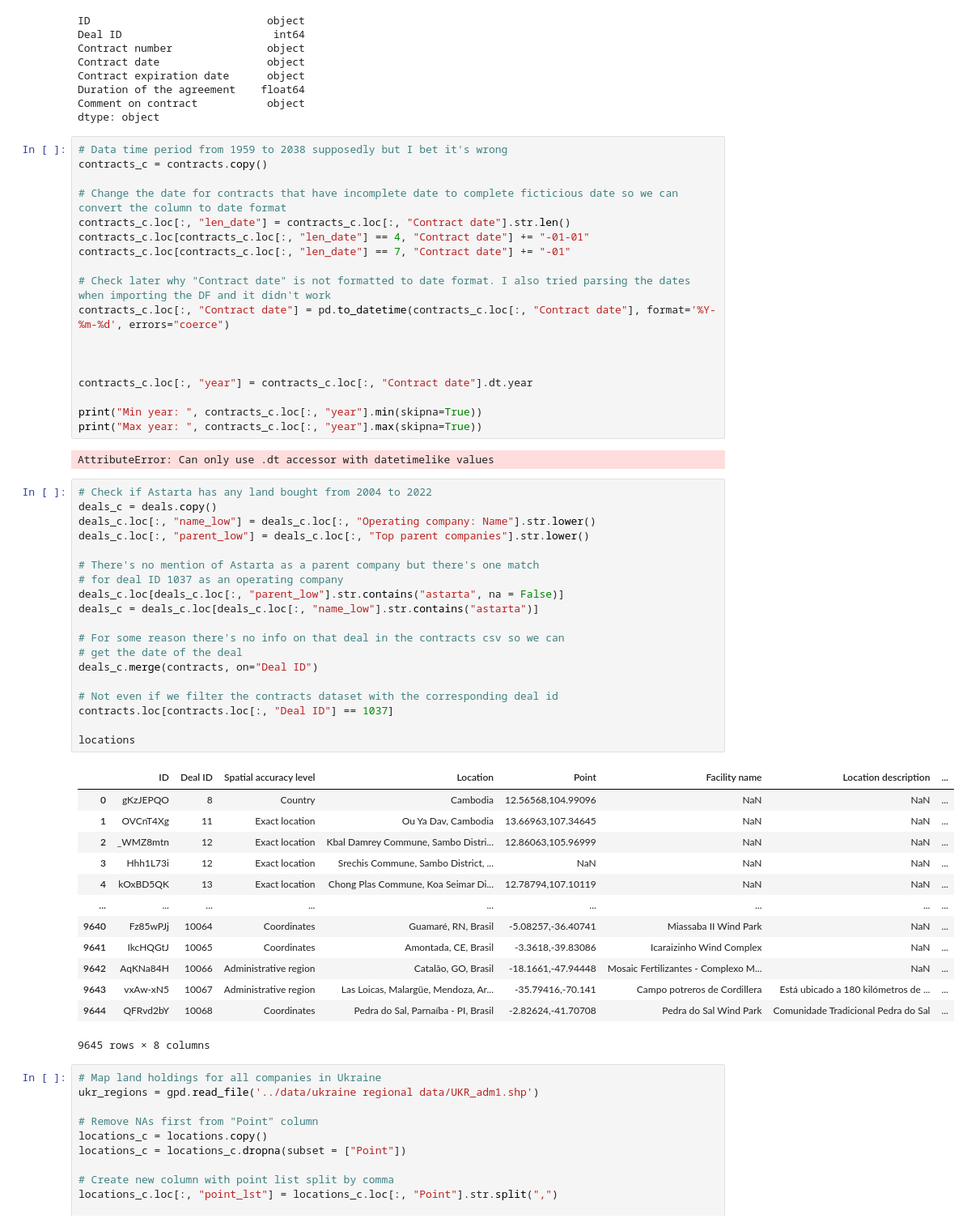
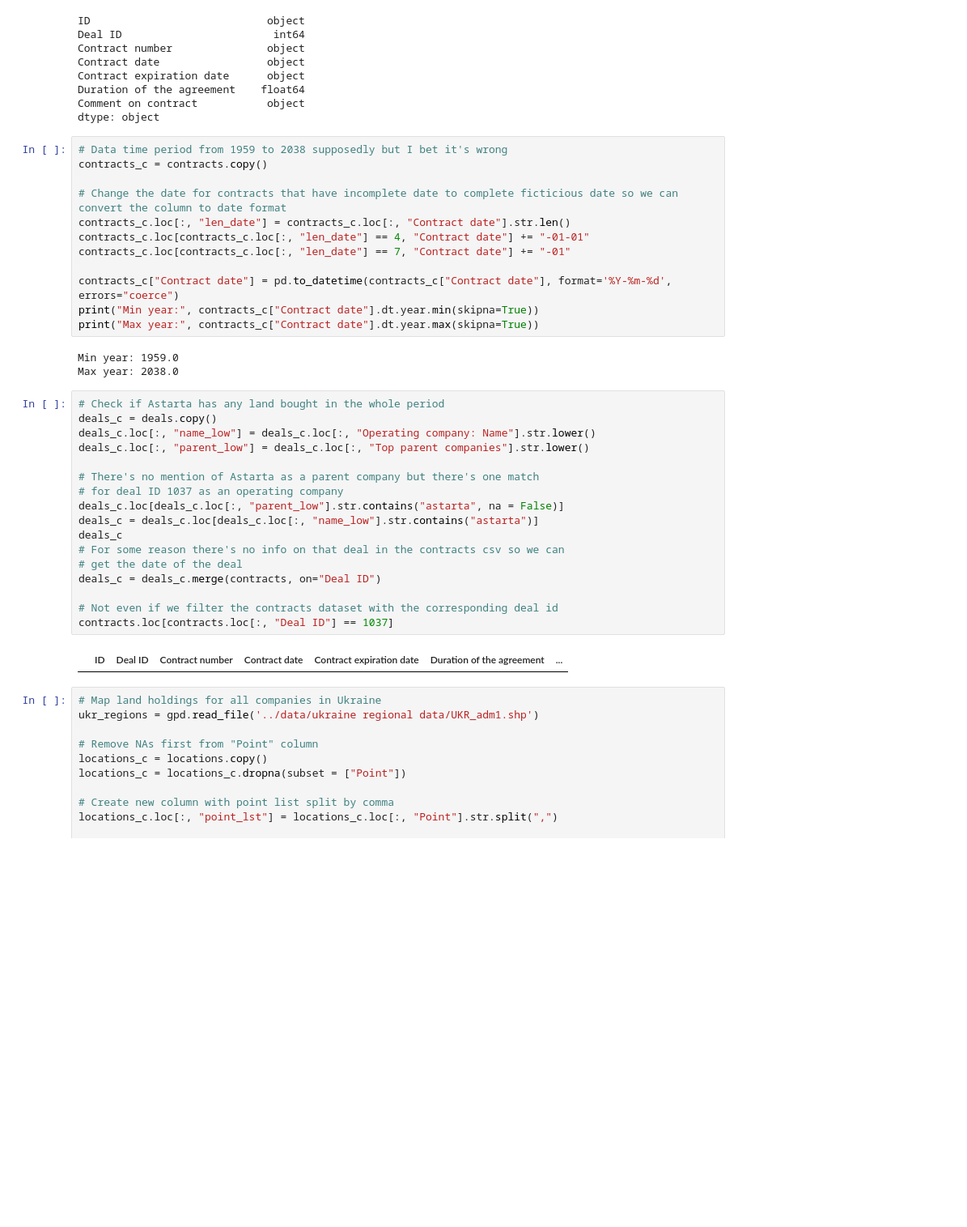
Before and after one commit to uchicago-dsi/oakland-institute-ukraine, a Jupyter notebook: visualizations/label_matrix.ipynb, the cells around one changed output. Shown at 81% size. Saved outputs shown, nothing was run; the diff lists cells and outputs as text; blank space fills up the shorter version.

Commit message:
Corrected contract date error to get minimun and maximum year of the contracts

```diff
--- a/visualizations/label_matrix.ipynb
+++ b/visualizations/label_matrix.ipynb
@@ -76,50 +76,31 @@ contracts_c.loc[:, "len_date"] = contracts_c.loc[:, "Contract date"].str.len()
 contracts_c.loc[contracts_c.loc[:, "len_date"] == 4, "Contract date"] += "-01-01"
 contracts_c.loc[contracts_c.loc[:, "len_date"] == 7, "Contract date"] += "-01"
 
-# Check later why "Contract date" is not formatted to date format. I also tried parsing the dates when importing the DF and it didn't work
-contracts_c.loc[:, "Contract date"] = pd.to_datetime(contracts_c.loc[:, "Contract date"], format='%Y-%m-%d', errors="coerce")
-
-
-
-contracts_c.loc[:, "year"] = contracts_c.loc[:, "Contract date"].dt.year
-
-print("Min year: ", contracts_c.loc[:, "year"].min(skipna=True))
-print("Max year: ", contracts_c.loc[:, "year"].max(skipna=True))
+contracts_c["Contract date"] = pd.to_datetime(contracts_c["Contract date"], format='%Y-%m-%d', errors="coerce")
+print("Min year:", contracts_c["Contract date"].dt.year.min(skipna=True))
+print("Max year:", contracts_c["Contract date"].dt.year.max(skipna=True))
 # %% [output]
-AttributeError: Can only use .dt accessor with datetimelike values
+Min year: 1959.0
+Max year: 2038.0
 # %%
-# Check if Astarta has any land bought from 2004 to 2022
+# Check if Astarta has any land bought in the whole period
 deals_c = deals.copy()
 deals_c.loc[:, "name_low"] = deals_c.loc[:, "Operating company: Name"].str.lower()
 deals_c.loc[:, "parent_low"] = deals_c.loc[:, "Top parent companies"].str.lower()
 
 # There's no mention of Astarta as a parent company but there's one match
 # for deal ID 1037 as an operating company
 deals_c.loc[deals_c.loc[:, "parent_low"].str.contains("astarta", na = False)]
 deals_c = deals_c.loc[deals_c.loc[:, "name_low"].str.contains("astarta")]
-
+deals_c
 # For some reason there's no info on that deal in the contracts csv so we can
 # get the date of the deal
-deals_c.merge(contracts, on="Deal ID")
+deals_c = deals_c.merge(contracts, on="Deal ID")
 
 # Not even if we filter the contracts dataset with the corresponding deal id
 contracts.loc[contracts.loc[:, "Deal ID"] == 1037]
-
-locations
 # %% [output]
-|  | ID | Deal ID | Spatial accuracy level | Location | Point | Facility name | Location description | ... |
-| 0 | gKzJEPQO | 8 | Country | Cambodia | 12.56568,104.99096 | NaN | NaN | ... |
-| 1 | OVCnT4Xg | 11 | Exact location | Ou Ya Dav, Cambodia | 13.66963,107.34645 | NaN | NaN | ... |
-| 2 | _WMZ8mtn | 12 | Exact location | Kbal Damrey Commune, Sambo Distri... | 12.86063,105.96999 | NaN | NaN | ... |
-| 3 | Hhh1L73i | 12 | Exact location | Srechis Commune, Sambo District, ... | NaN | NaN | NaN | ... |
-| 4 | kOxBD5QK | 13 | Exact location | Chong Plas Commune, Koa Seimar Di... | 12.78794,107.10119 | NaN | NaN | ... |
-| ... | ... | ... | ... | ... | ... | ... | ... | ... |
-| 9640 | Fz85wPJj | 10064 | Coordinates | Guamaré, RN, Brasil | -5.08257,-36.40741 | Miassaba II Wind Park | NaN | ... |
-| 9641 | IkcHQGtJ | 10065 | Coordinates | Amontada, CE, Brasil | -3.3618,-39.83086 | Icaraizinho Wind Complex | NaN | ... |
-| 9642 | AqKNa84H | 10066 | Administrative region | Catalão, GO, Brasil | -18.1661,-47.94448 | Mosaic Fertilizantes - Complexo M... | NaN | ... |
-| 9643 | vxAw-xN5 | 10067 | Administrative region | Las Loicas, Malargüe, Mendoza, Ar... | -35.79416,-70.141 | Campo potreros de Cordillera | Está ubicado a 180 kilómetros de ... | ... |
-| 9644 | QFRvd2bY | 10068 | Coordinates | Pedra do Sal, Parnaíba - PI, Brasil | -2.82624,-41.70708 | Pedra do Sal Wind Park | Comunidade Tradicional Pedra do Sal | ... |
+|  | ID | Deal ID | Contract number | Contract date | Contract expiration date | Duration of the agreement | ... |
-9645 rows × 8 columns
 # %%
 # Map land holdings for all companies in Ukraine
 ukr_regions = gpd.read_file('../data/ukraine regional data/UKR_adm1.shp')
```
